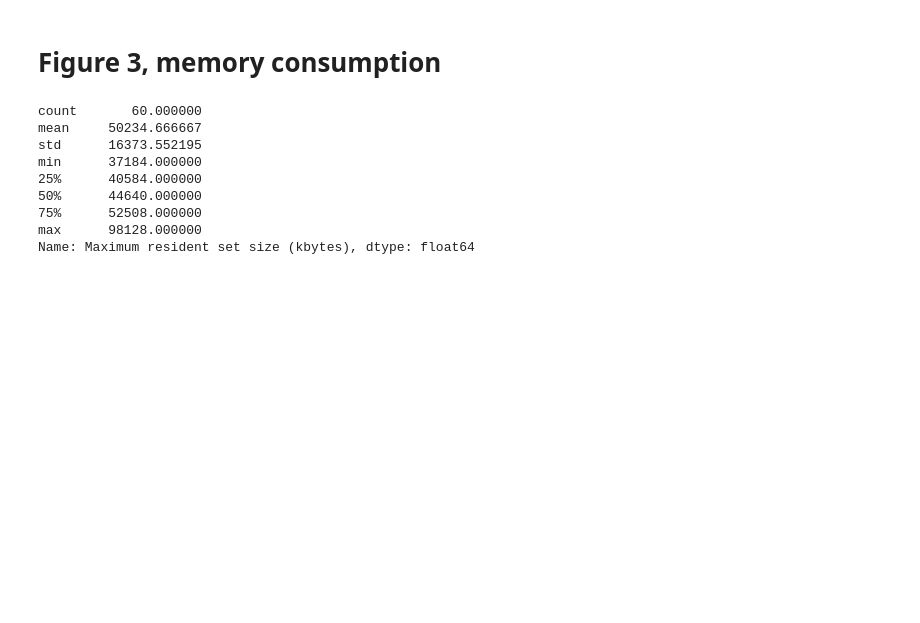
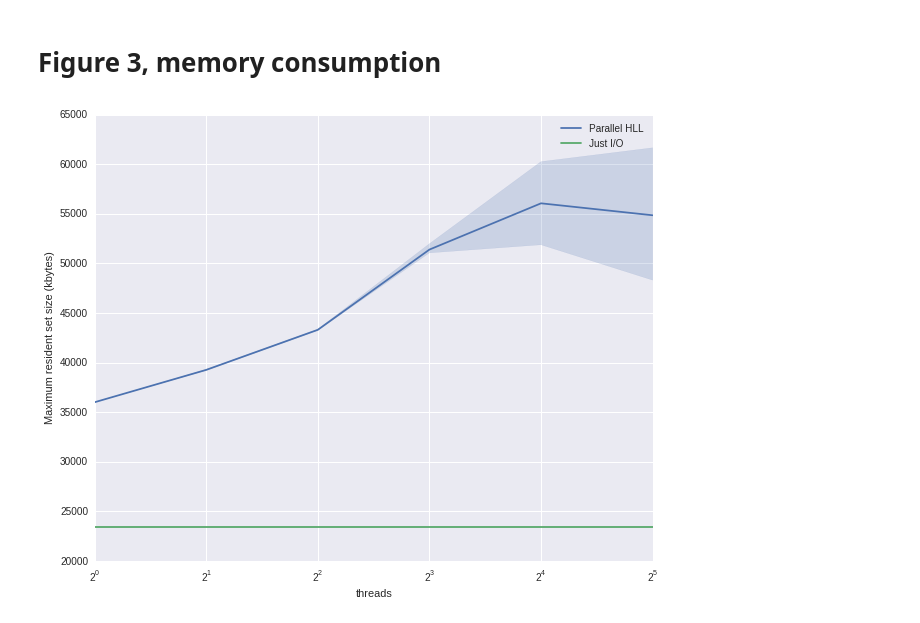
Before and after one commit to luizirber/2014-hll-counter, a Jupyter notebook: notebooks/Figures.ipynb, the cells around one changed output. Saved outputs shown, nothing was run; the diff lists cells and outputs as text; code cells hidden in the pictures; blank space fills up the shorter version.

```diff
--- a/notebooks/Figures.ipynb
+++ b/notebooks/Figures.ipynb
@@ -42,14 +77,2 @@ fig.savefig('../manuscript/figures/io_bound.png')
 # %% [markdown]
 # Figure 3, memory consumption
-# %%
-summary_hll['Maximum resident set size (kbytes)'].describe()
-# %% [output]
-count       60.000000
-mean     50234.666667
-std      16373.552195
-min      37184.000000
-25%      40584.000000
-50%      44640.000000
-75%      52508.000000
-max      98128.000000
-Name: Maximum resident set size (kbytes), dtype: float64
@@ -55,0 +95,11 @@ Name: Maximum resident set size (kbytes), dtype: float64
+# %%
+fig = plt.figure(figsize=(10, 8))
+ax = fig.gca()
+sns.tsplot(plot_data, ax=ax, ci=95, err_style='ci_band', #err_style="unit_traces",
+           time="threads", unit='replicate', condition='condition',
+           value="Maximum resident set size (kbytes)")
+ax.set_xscale("log", basex=2)
+ax.legend(loc='best')
+fig.savefig('../manuscript/figures/mem_consumption.png')
+# %% [output]
+[figure, added]
```
Also changed, not shown: parts of 10 cells of this notebook, 4 other files.
